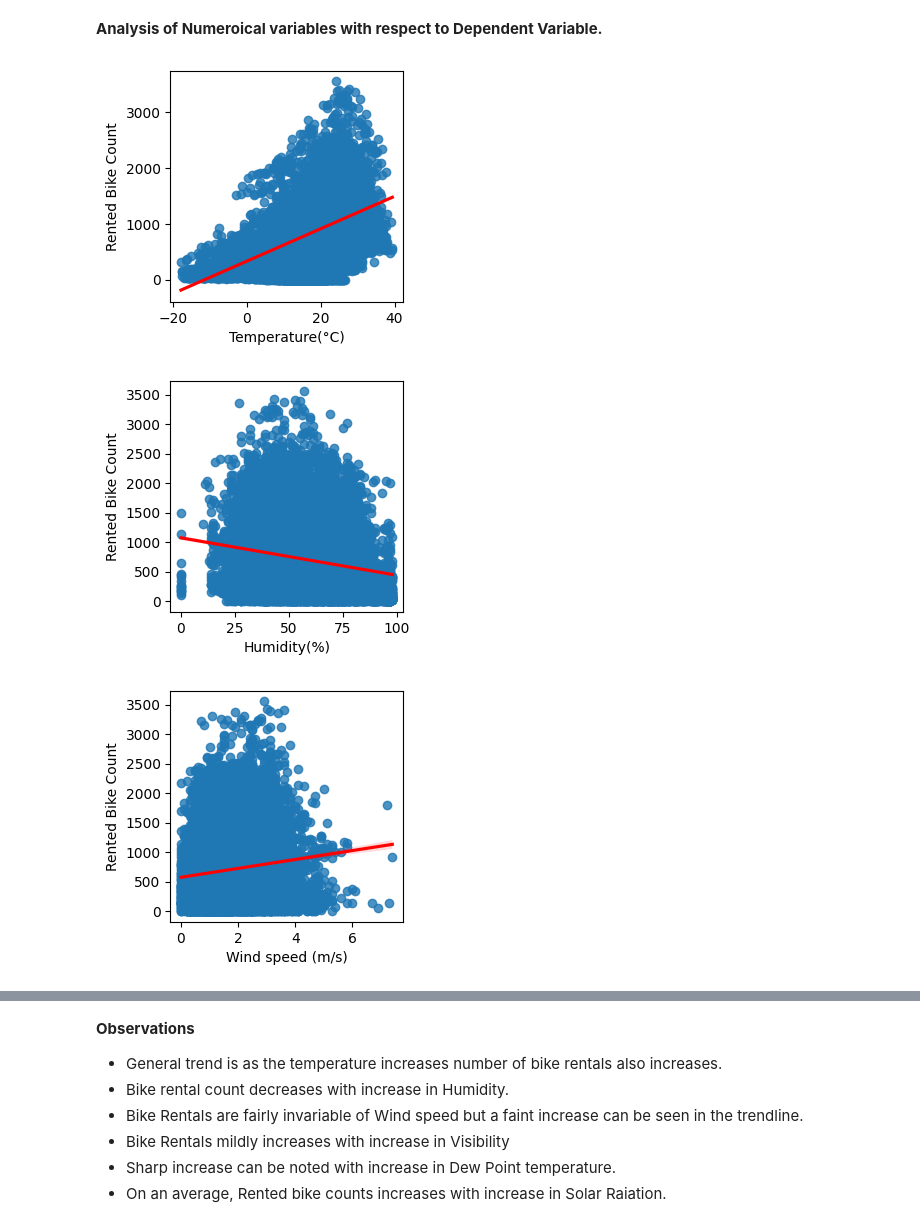
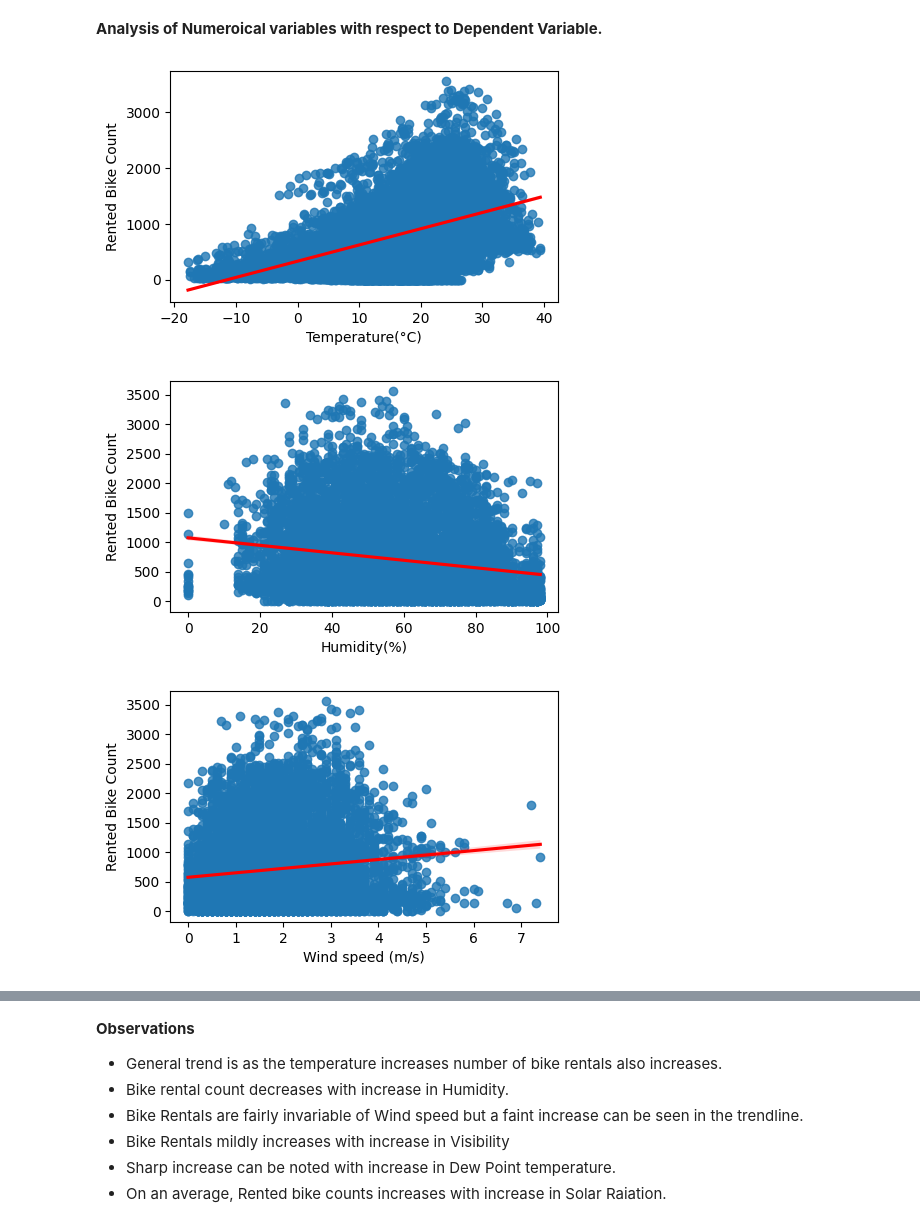
Before and after one commit to PrashantShrivastava1612/Bike-Sharing-Demand-Prediction, a Jupyter notebook: Bike_Sharing_Demand_Prediction.ipynb, the cells around one changed output, grey strips where cells are left out. Saved outputs shown, nothing was run; the diff lists cells and outputs as text; code cells hidden in the pictures.

```diff
--- a/Bike_Sharing_Demand_Prediction.ipynb
+++ b/Bike_Sharing_Demand_Prediction.ipynb
@@ -351,7 +351,7 @@ numerical_features = list(flatten(numerical_features))
 # %%
 #plotting histplot for various features using for loop
 for i in numerical_features:
-  plt.figure(figsize=(5,3))
+  plt.figure(figsize=(4,3))
   sns.histplot(x=data[i])
   plt.show()
 # %% [output]
@@ -385,10 +385,10 @@ for i in categorical:
 # %%
 #Understanding relationship of variables with target variable using regplot
 for i in numerical_features:
-  plt.figure(figsize=(3,3))
+  plt.figure(figsize=(5,3))
   sns.regplot(data, x=i, y='Rented Bike Count',line_kws={"color": "red"})
   plt.show()
 # %% [output]
-[figure, old version]
+[figure, new version]
-[figure, old version]
+[figure, new version]
-[figure, old version]
+[figure, new version]
```
Also changed, not shown: parts of 2 cells of this notebook.
